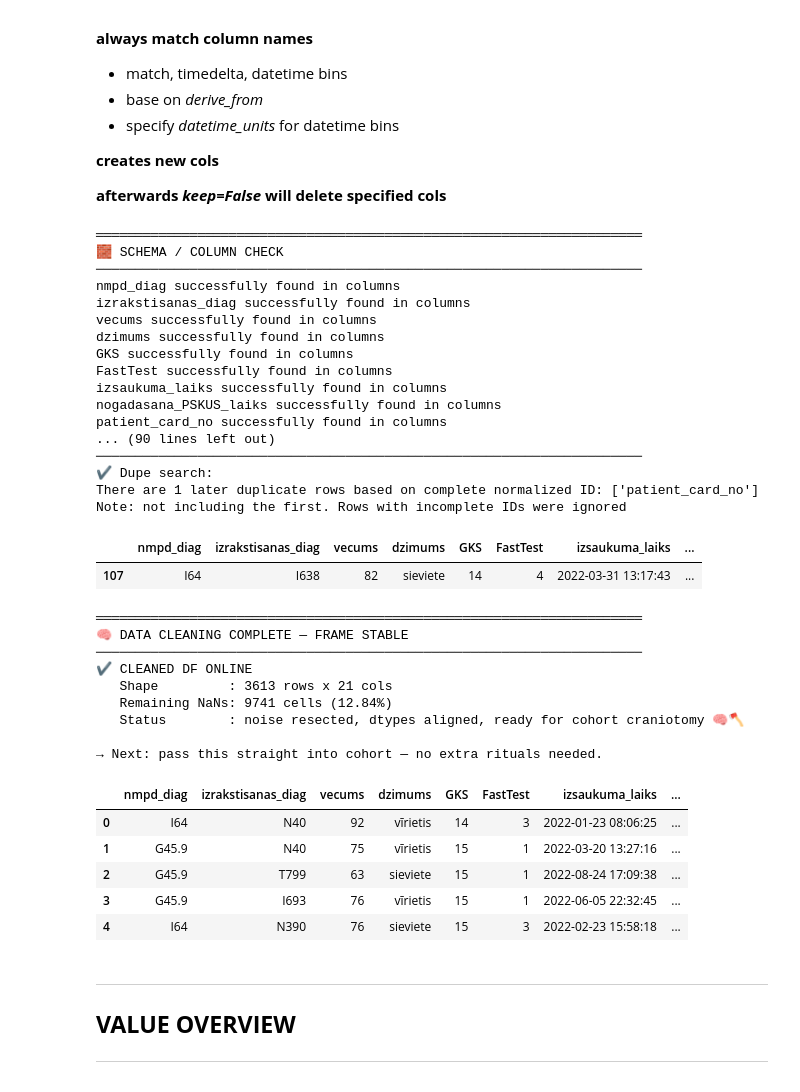
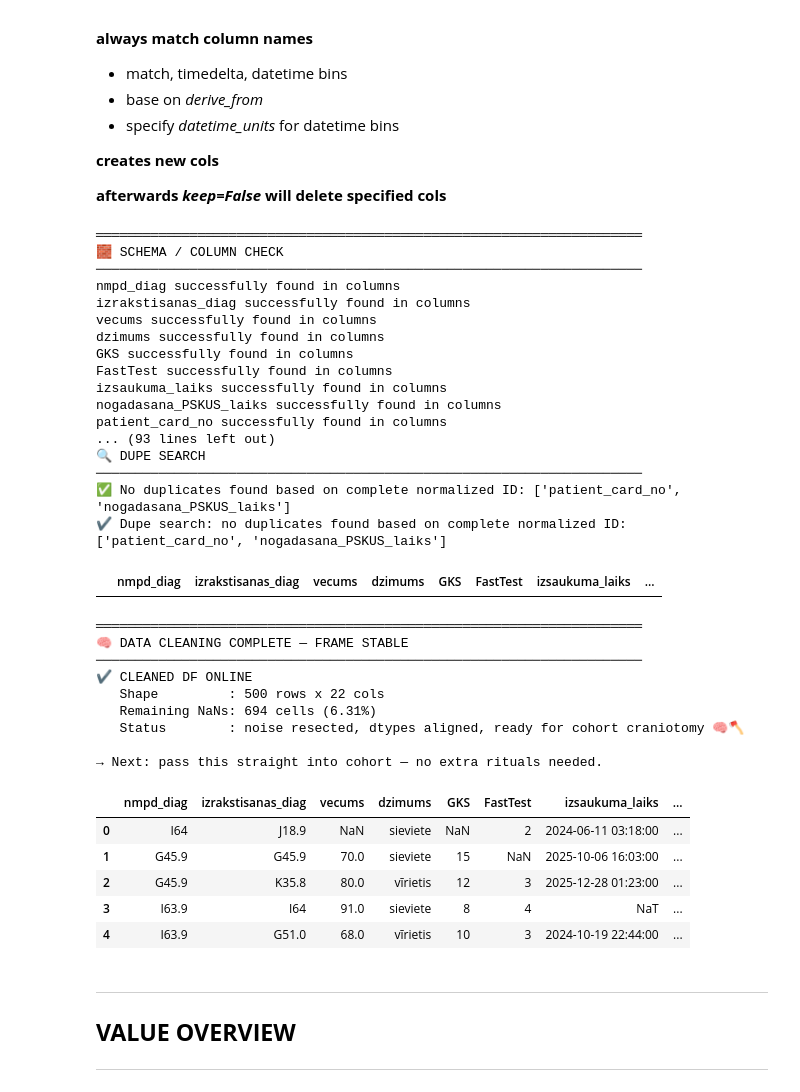
Before and after one commit to DrAndrushka/YlivertainenBadDataCraniotomy, a Jupyter notebook: ylivertainen/notebooks/CraniotomyForBadData.ipynb, the cells around one changed output. Saved outputs shown, nothing was run; the diff lists cells and outputs as text; code cells hidden in the pictures.

```diff
--- a/ylivertainen/notebooks/CraniotomyForBadData.ipynb
+++ b/ylivertainen/notebooks/CraniotomyForBadData.ipynb
@@ -201,45 +190,44 @@ In YlivertainenDataCleaningSurg got passed:
 # %%
 cleaned_df = cleaning.ylivertainen_janitor(
     apply_all=True,
-    id_cols=['patient_card_no'],
+    id_cols=['patient_card_no', 'nogadasana_PSKUS_laiks'],
     include_first=False,
     drop_dupes=False
     )
 # %% [output]
 ══════════════════════════════════════════════════════════════════════
 🧱 SCHEMA / COLUMN CHECK
 ──────────────────────────────────────────────────────────────────────
 nmpd_diag successfully found in columns
 izrakstisanas_diag successfully found in columns
 vecums successfully found in columns
 dzimums successfully found in columns
 GKS successfully found in columns
 FastTest successfully found in columns
 izsaukuma_laiks successfully found in columns
 nogadasana_PSKUS_laiks successfully found in columns
 patient_card_no successfully found in columns
-... (90 lines left out)
+... (93 lines left out)
+🔍 DUPE SEARCH
 ──────────────────────────────────────────────────────────────────────
-✔ Dupe search:
-There are 1 later duplicate rows based on complete normalized ID: ['patient_card_no']
-Note: not including the first. Rows with incomplete IDs were ignored
+✅ No duplicates found based on complete normalized ID: ['patient_card_no', 'nogadasana_PSKUS_laiks']
+✔ Dupe search: no duplicates found based on complete normalized ID: ['patient_card_no', 'nogadasana_PSKUS_laiks']
 |  | nmpd_diag | izrakstisanas_diag | vecums | dzimums | GKS | FastTest | izsaukuma_laiks | ... |
-| 107 | I64 | I638 | 82 | sieviete | 14 | 4 | 2022-03-31 13:17:43 | ... |
 ══════════════════════════════════════════════════════════════════════
 🧠 DATA CLEANING COMPLETE — FRAME STABLE
 ──────────────────────────────────────────────────────────────────────
 ✔ CLEANED DF ONLINE
-   Shape         : 3613 rows x 21 cols
-   Remaining NaNs: 9741 cells (12.84%)
+   Shape         : 500 rows x 22 cols
+   Remaining NaNs: 694 cells (6.31%)
    Status        : noise resected, dtypes aligned, ready for cohort craniotomy 🧠🪓
 
 → Next: pass this straight into cohort — no extra rituals needed.
 |  | nmpd_diag | izrakstisanas_diag | vecums | dzimums | GKS | FastTest | izsaukuma_laiks | ... |
-| 0 | I64 | N40 | 92 | vīrietis | 14 | 3 | 2022-01-23 08:06:25 | ... |
-| 1 | G45.9 | N40 | 75 | vīrietis | 15 | 1 | 2022-03-20 13:27:16 | ... |
-| 2 | G45.9 | T799 | 63 | sieviete | 15 | 1 | 2022-08-24 17:09:38 | ... |
-| 3 | G45.9 | I693 | 76 | vīrietis | 15 | 1 | 2022-06-05 22:32:45 | ... |
-| 4 | I64 | N390 | 76 | sieviete | 15 | 3 | 2022-02-23 15:58:18 | ... |
+| 0 | I64 | J18.9 | NaN | sieviete | NaN | 2 | 2024-06-11 03:18:00 | ... |
+| 1 | G45.9 | G45.9 | 70.0 | sieviete | 15 | NaN | 2025-10-06 16:03:00 | ... |
+| 2 | G45.9 | K35.8 | 80.0 | vīrietis | 12 | 3 | 2025-12-28 01:23:00 | ... |
+| 3 | I63.9 | I64 | 91.0 | sieviete | 8 | 4 | NaT | ... |
+| 4 | I63.9 | G51.0 | 68.0 | vīrietis | 10 | 3 | 2024-10-19 22:44:00 | ... |
 # %% [markdown]
 ----------------------
 ## **VALUE OVERVIEW**
```
Also changed, not shown: parts of 2 cells of this notebook, 4 other files.
